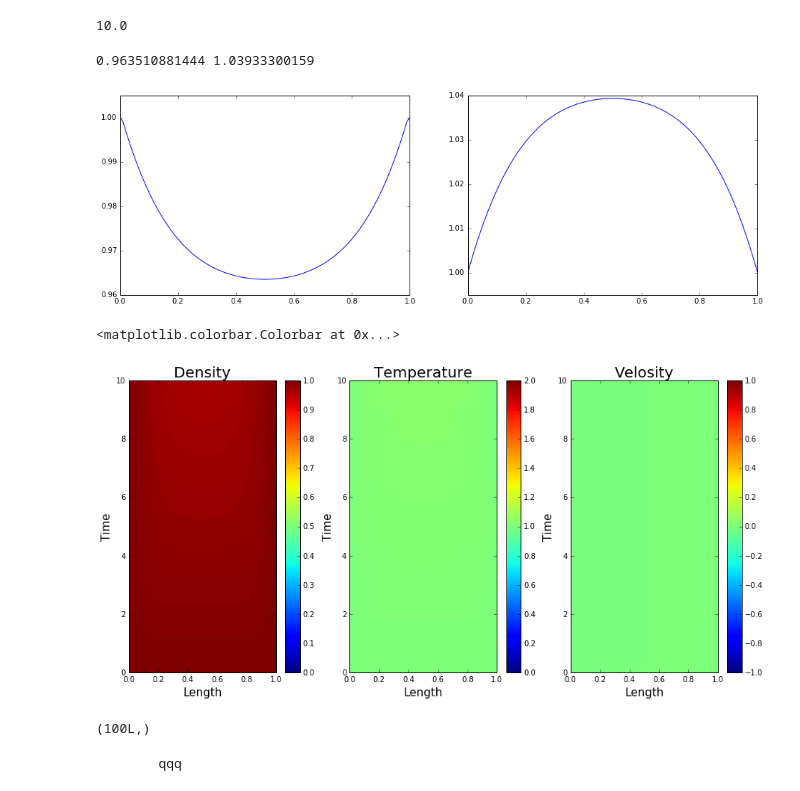
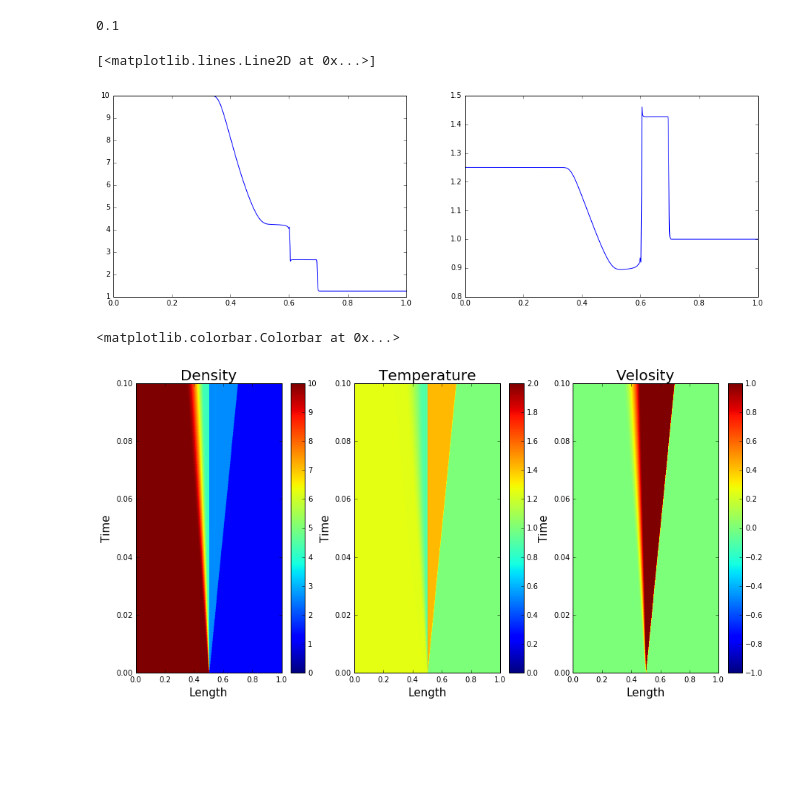
Before and after one commit to temik42/lib, a Jupyter notebook: hydron/example-Copy1.ipynb, the cells around one changed output. Cells and saved outputs as stored; diff of their text form; code cells hidden in the pictures; blank space fills up the shorter version.

```diff
--- a/hydron/example-Copy1.ipynb
+++ b/hydron/example-Copy1.ipynb
@@ -4,9 +4,9 @@ import matplotlib.pyplot as plt
 import numpy as np
 import hydron as hd
 # %%
-#dt,tau,X,n,u,T,config = hd.Sod_tube()
+dt,tau,X,n,u,T,config = hd.Sod_tube()
 #dt,tau,X,n,u,T,config = hd.Boltzmann()
-dt,tau,X,n,u,T,config = hd.Diffusion()
+#dt,tau,X,n,u,T,config = hd.Diffusion()
 # %%
 sim = hd.Solver(X,n,u,T,config)
 out = sim.run(dt,tau)
@@ -17,54 +17,46 @@ Elapsed time: 20.96 seconds
 # %%
 print sim.time
 # %% [output]
-10.0
+0.1
 # %%
 plt.figure(figsize = (16,5))
 plt.subplot(121)
-plt.plot(out.s(), out.n()[-1])
+plt.plot(sim.x, out.n()[-1])
 plt.subplot(122)
-plt.plot(out.s(), out.T()[-1])
-print np.min(out.n()[-1]),np.max(out.T()[-1])
+plt.plot(sim.x, out.T()[-1])
+#print np.min(out.n()[-1]),np.max(out.T()[-1])
 #print np.sum(out.n()[0]*sim.ds), np.sum(sim.q[0]*sim.ds)
 # %% [output]
-0.963510881444 1.03933300159
+[<matplotlib.lines.Line2D at 0x...>]
-[figure, old version]
+[figure, new version]
 # %%
 fig = plt.figure(figsize=(15,7))
 plt.subplot(1,3,1)
 plt.title('Density', size = 20)
 plt.xlabel('Length', size = 15)
 plt.ylabel('Time', size = 15)
-plt.imshow(out.n(), vmin = 0, vmax = 1,
+plt.imshow(out.n(), vmin = 0, vmax = 10,
            origin = 'lower', aspect = 'auto', interpolation = 'nearest',
            extent = [0,out.L(),0,out.tau()])
 plt.colorbar()
 
 plt.subplot(1,3,2)
 plt.title('Temperature', size = 20)
 plt.xlabel('Length', size = 15)
 plt.ylabel('Time', size = 15)
 plt.imshow(out.T(), vmin = 0, vmax = 2,
            origin = 'lower', aspect = 'auto', interpolation = 'nearest',
            extent = [0,out.L(),0,out.tau()])
 plt.colorbar()
 
 plt.subplot(1,3,3)
 plt.title('Velosity', size = 20)
 plt.xlabel('Length', size = 15)
 plt.ylabel('Time', size = 15)
 plt.imshow(out.u(), vmin = -1, vmax = 1,
            origin = 'lower', aspect = 'auto', interpolation = 'nearest',
            extent = [0,out.L(),0,out.tau()])
 plt.colorbar()
 # %% [output]
 <matplotlib.colorbar.Colorbar at 0x...>
-[figure, old version]
+[figure, new version]
-# %%
-sim.q[0].shape
-# %% [output]
-(100L,)
-# %%
-print '\tqqq'
-# %% [output]
-        qqq
```
Also changed, not shown: parts of 3 cells of this notebook, 11 other files.
